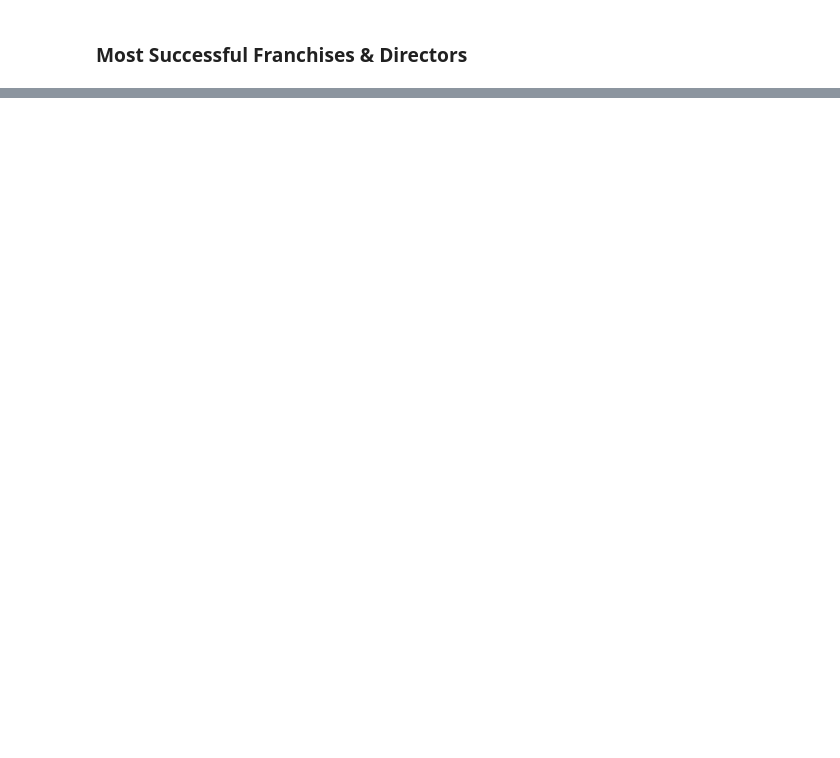
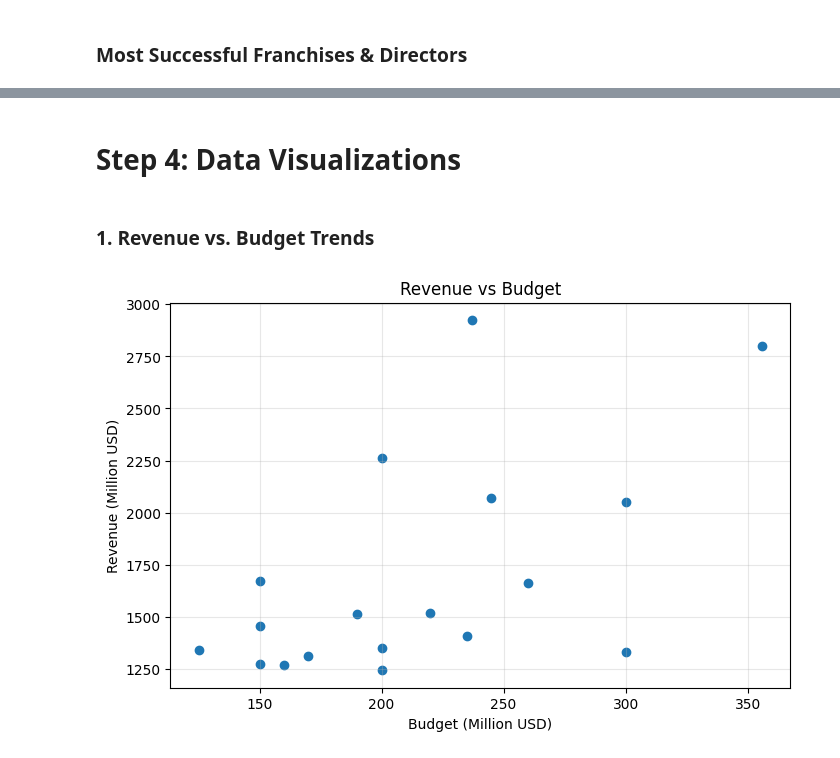
Before and after one commit to manaf-dev/tmdb-movie-data-analysis, a Jupyter notebook: notebooks/TMDB_Movie_Analysis.ipynb, the cells around one changed output, grey strips where cells are left out. Saved outputs shown, nothing was run; the diff lists cells and outputs as text; code cells hidden in the pictures; blank space fills up the shorter version.

Commit message:
Implement visualization of data in graphs using matplotlib

```diff
--- a/notebooks/TMDB_Movie_Analysis.ipynb
+++ b/notebooks/TMDB_Movie_Analysis.ipynb
@@ -412,2 +414,20 @@ director_performance.sort_values(by=["Total Movies", "Total Revenue"], ascending
 | Bill Condon | 1 | 1266.115964 | 6.9690 |
 | Brad Bird | 1 | 1243.225667 | 7.4560 |
+# %% [markdown]
+# Step 4: Data Visualizations
+# %% [markdown]
+### 1. Revenue vs. Budget Trends
+# %%
+# Revenue vs Budget Scatter Plot
+revenue = movies_df['revenue_musd']
+budget = movies_df['budget_musd']
+
+plt.figure(figsize=(8, 5))
+plt.scatter(budget, revenue)
+plt.xlabel('Budget (Million USD)')
+plt.ylabel('Revenue (Million USD)')
+plt.title('Revenue vs Budget')
+plt.grid(True, alpha=0.3)
+plt.show()
+# %% [output]
+[figure, added]
```
Also changed, not shown: parts of 14 cells of this notebook.
